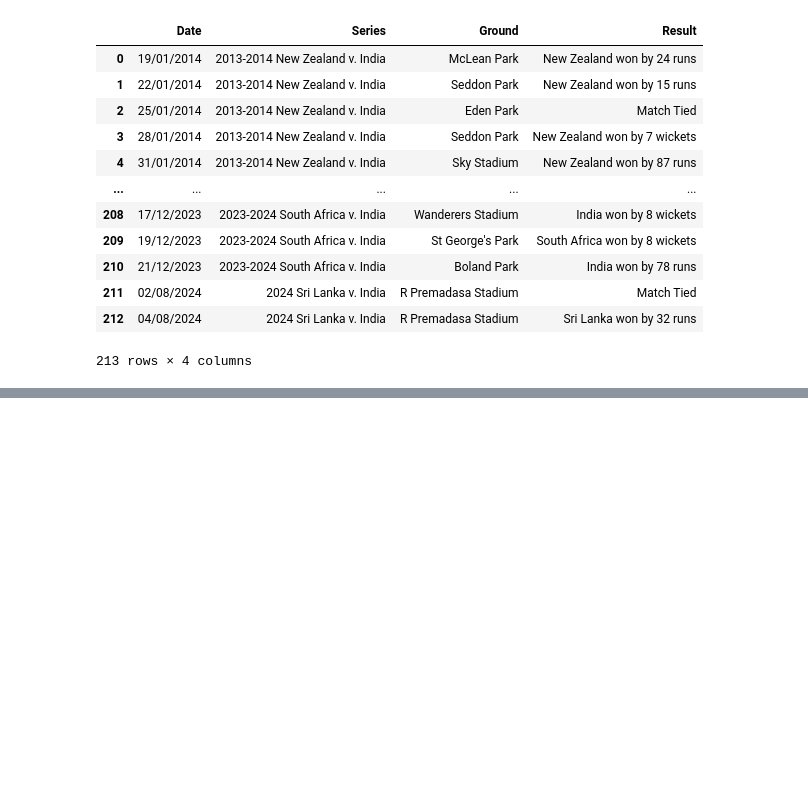
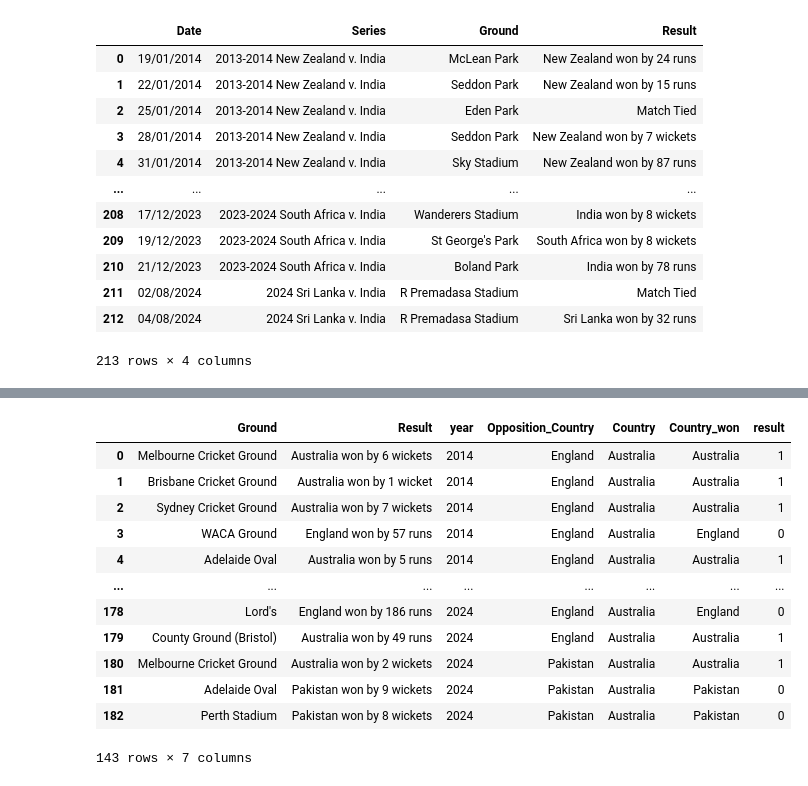
Before and after one commit to Guneet009/win_predictor01, a Jupyter notebook: data.ipynb, the cells around one changed output, grey strips where cells are left out. Cells and saved outputs as stored; diff of their text form; code cells hidden in the pictures; blank space fills up the shorter version.

Commit message:
data_cleansed

```diff
--- a/data.ipynb
+++ b/data.ipynb
@@ -161,0 +230,4 @@ ind_data.to_csv("D:\predictor01\data\\ind_data.csv",index=False)
+# %%
+aus_data['Country'] = ['Afghanistan' for i in range(44)]
+# %%
+aus_data['Country_won'] = aus_data['Result'].str.extract(r'\b(Australia|England|India|Afghanistan|South Africa|Bangladesh|Pakistan|New Zealand)\b', expand=False)
@@ -161,0 +249,4 @@ ind_data.to_csv("D:\predictor01\data\\ind_data.csv",index=False)
+# %%
+aus_data.dropna(inplace=True)
+# %%
+aus_data['result'] = aus_data['Country_won'].apply(lambda x: 1 if x == 'Australia' else 0)
@@ -161,0 +264,16 @@ ind_data.to_csv("D:\predictor01\data\\ind_data.csv",index=False)
+# %%
+aus_data
+# %% [output]
+|  | Ground | Result | year | Opposition_Country | Country | Country_won | result |
+| 0 | Melbourne Cricket Ground | Australia won by 6 wickets | 2014 | England | Australia | Australia | 1 |
+| 1 | Brisbane Cricket Ground | Australia won by 1 wicket | 2014 | England | Australia | Australia | 1 |
+| 2 | Sydney Cricket Ground | Australia won by 7 wickets | 2014 | England | Australia | Australia | 1 |
+| 3 | WACA Ground | England won by 57 runs | 2014 | England | Australia | England | 0 |
+| 4 | Adelaide Oval | Australia won by 5 runs | 2014 | England | Australia | Australia | 1 |
+| ... | ... | ... | ... | ... | ... | ... | ... |
+| 178 | Lord's | England won by 186 runs | 2024 | England | Australia | England | 0 |
+| 179 | County Ground (Bristol) | Australia won by 49 runs | 2024 | England | Australia | Australia | 1 |
+| 180 | Melbourne Cricket Ground | Australia won by 2 wickets | 2024 | Pakistan | Australia | Australia | 1 |
+| 181 | Adelaide Oval | Pakistan won by 9 wickets | 2024 | Pakistan | Australia | Pakistan | 0 |
+| 182 | Perth Stadium | Pakistan won by 8 wickets | 2024 | Pakistan | Australia | Pakistan | 0 |
+143 rows × 7 columns
```
Also changed, not shown: parts of 34 cells of this notebook, 12 other files.
